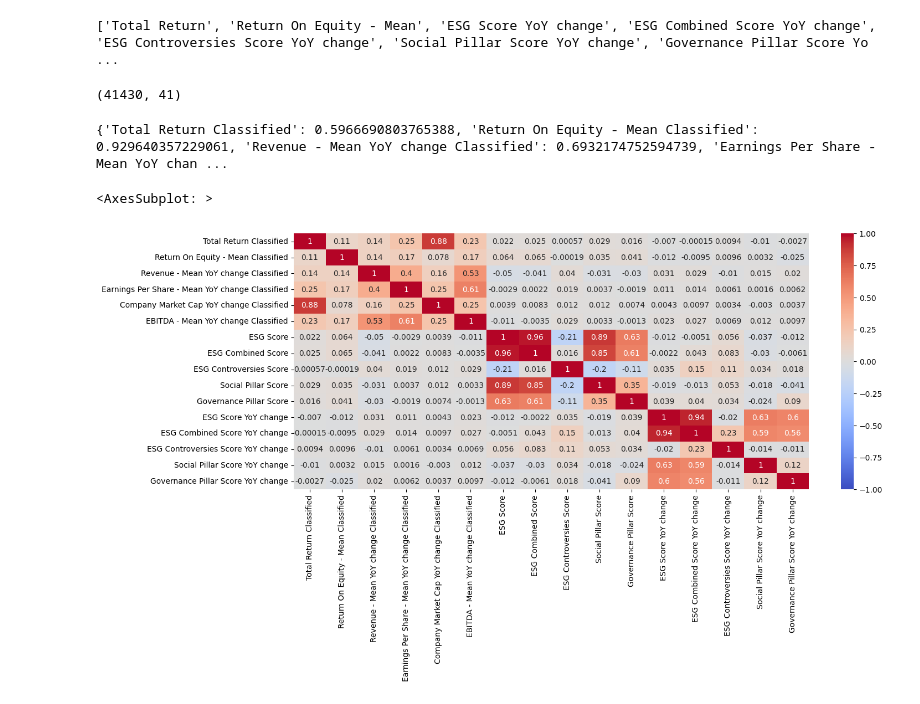
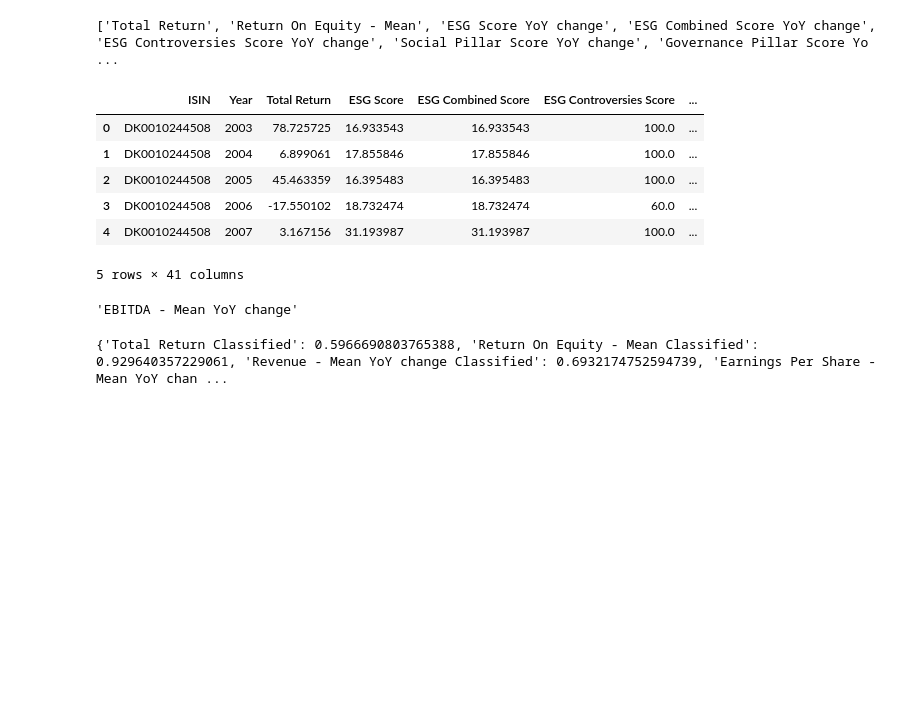
Before and after one commit to neelblabla/ESG-and-Financial-Performance, a Jupyter notebook: 2) Analysis/custom_regression_testbed.ipynb, the cells around one changed output. Cells and saved outputs as stored; diff of their text form; code cells hidden in the pictures; blank space fills up the shorter version.

```diff
--- a/2) Analysis/custom_regression_testbed.ipynb
+++ b/2) Analysis/custom_regression_testbed.ipynb
@@ -196,11 +196,32 @@ print(feature_cols)
 # %%
 df_change_with_classifier = df_change.copy()
 for feature in feature_cols:
     df_change_with_classifier[f"{feature} Classified"] = prediction_int(df_change, feature)
 
 df_change_with_classifier.shape
+df_change_with_classifier.head()
 # %% [output]
+|  | ISIN | Year | Total Return | ESG Score | ESG Combined Score | ESG Controversies Score | ... |
+| 0 | DK0010244508 | 2003 | 78.725725 | 16.933543 | 16.933543 | 100.0 | ... |
+| 1 | DK0010244508 | 2004 | 6.899061 | 17.855846 | 17.855846 | 100.0 | ... |
+| 2 | DK0010244508 | 2005 | 45.463359 | 16.395483 | 16.395483 | 100.0 | ... |
+| 3 | DK0010244508 | 2006 | -17.550102 | 18.732474 | 18.732474 | 60.0 | ... |
+| 4 | DK0010244508 | 2007 | 3.167156 | 31.193987 | 31.193987 | 100.0 | ... |
-(41430, 41)
+5 rows × 41 columns
+# %%
+'Total Return',
+'Return On Equity - Mean',
+'ESG Score YoY change',
+'ESG Combined Score YoY change',
+'ESG Controversies Score YoY change',
+'Social Pillar Score YoY change',
+'Governance Pillar Score YoY change',
+'Revenue - Mean YoY change',
+'Earnings Per Share - Mean YoY change',
+'Company Market Cap YoY change',
+'EBITDA - Mean YoY change'
+# %% [output]
+'EBITDA - Mean YoY change'
 # %%
 ESG_List = ['ESG Score',
             'ESG Combined Score',
@@ -245,13 +266,3 @@ results = CustomClassifier(X, y_list)
 print(results)
 # %% [output]
 {'Total Return Classified': 0.5966690803765388, 'Return On Equity - Mean Classified': 0.929640357229061, 'Revenue - Mean YoY change Classified': 0.6932174752594739, 'Earnings Per Share - Mean YoY chan ...
-# %%
-#correlation_df = df_change_with_classifier[Financials_List].corrwith(df_change_with_classifier[ESG_List])
-combined_list = Financials_List + ESG_List
-correlation_df = df_change_with_classifier[combined_list].corr()
-fig, ax = plt.subplots(figsize=(15, 6))
-#sns.heatmap(df_change_with_classifier[combined_list], annot=True, cmap='coolwarm', vmin=-1, vmax=1)
-sns.heatmap(correlation_df, annot=True, cmap='coolwarm', vmin=-1, vmax=1)
-# %% [output]
-<AxesSubplot: >
-[figure, removed]
```
Also changed, not shown: parts of 8 cells of this notebook, 2 other files.
